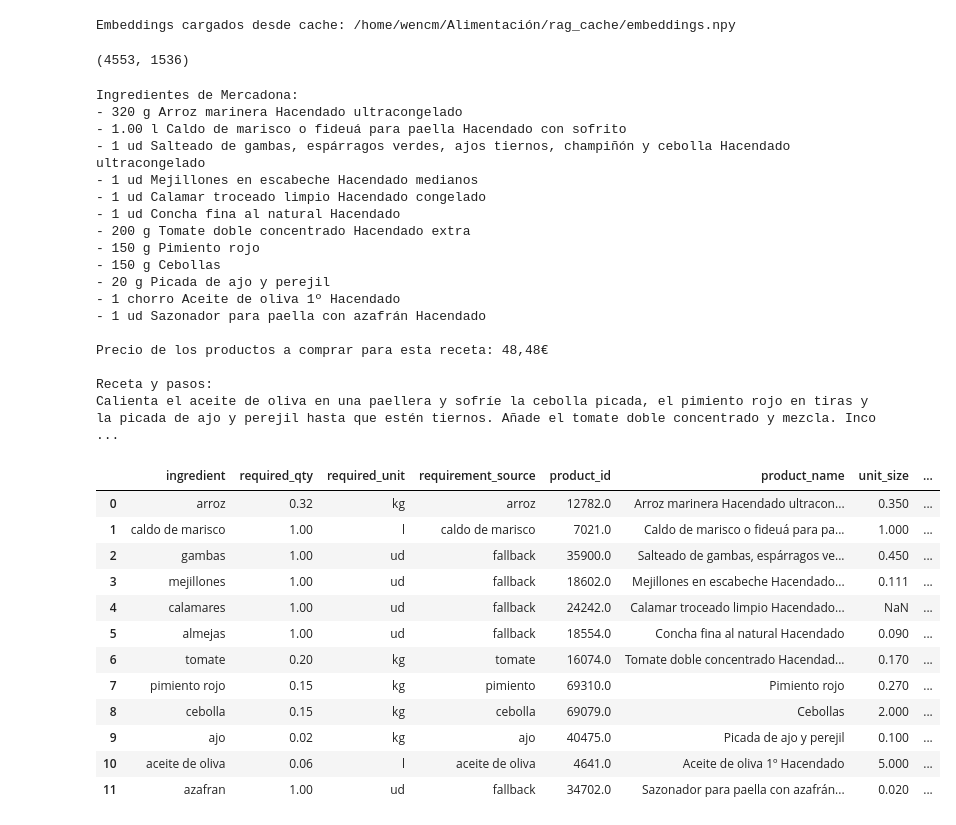
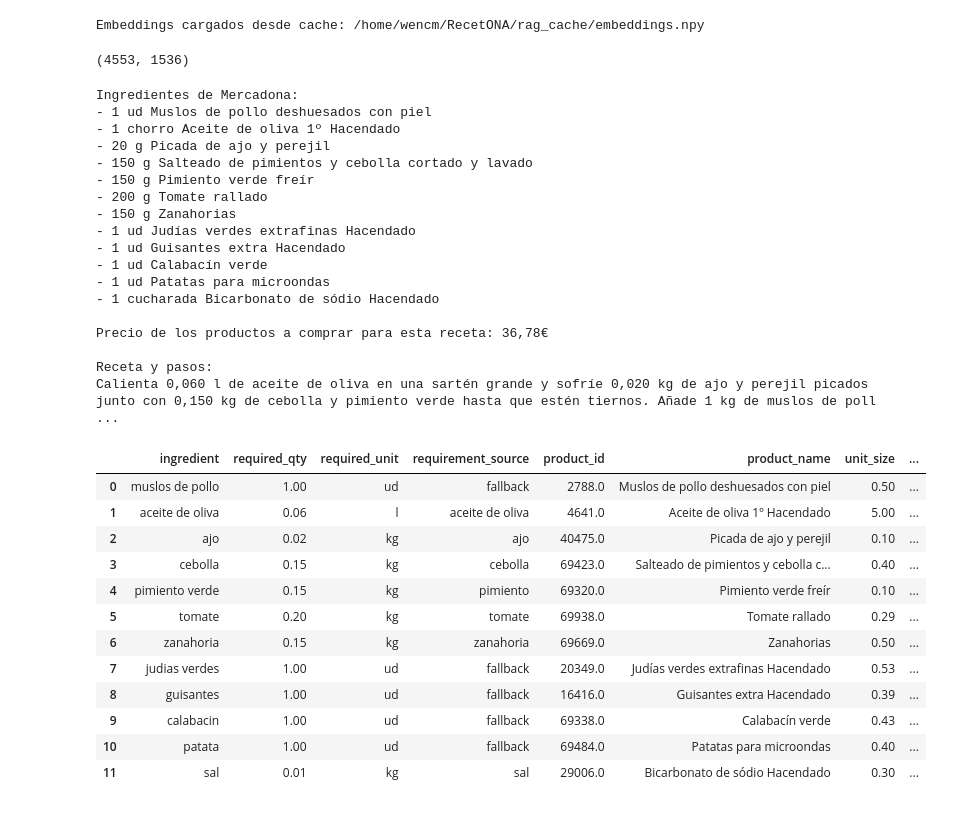
Before and after one commit to wensicm/RecetONA, a Jupyter notebook: mercadona_rag_notebook.ipynb, the cells around one changed output. Cells and saved outputs as stored; diff of their text form; code cells hidden in the pictures.

```diff
--- a/mercadona_rag_notebook.ipynb
+++ b/mercadona_rag_notebook.ipynb
@@ -34,7 +52,7 @@ import os
 import sys
 from pathlib import Path
 
-LIB_DIR = Path('/home/wencm/Alimentación/lib')
+LIB_DIR = Path('/home/wencm/RecetONA/lib')
 if str(LIB_DIR) not in sys.path:
     sys.path.insert(0, str(LIB_DIR))
 
@@ -42,7 +60,7 @@ import numpy as np
 import pandas as pd
 from openai import OpenAI
 
-BASE_DIR = Path('/home/wencm/Alimentación')
+BASE_DIR = Path('/home/wencm/RecetONA')
 EXCEL_PATH = BASE_DIR / 'mercadona_data.xlsx'
 CACHE_DIR = BASE_DIR / 'rag_cache'
 CACHE_DIR.mkdir(exist_ok=True)
@@ -226,5 +244,5 @@ def ensure_embeddings(chunks_df, force_rebuild=False):
 embeddings = ensure_embeddings(chunks)
 embeddings.shape
 # %% [output]
-Embeddings cargados desde cache: /home/wencm/Alimentación/rag_cache/embeddings.npy
+Embeddings cargados desde cache: /home/wencm/RecetONA/rag_cache/embeddings.npy
 (4553, 1536)
@@ -1089,45 +1347,45 @@ def ask_agent(
 # %%
-question = 'Dime la receta para paella de marisco para 4 personas'
+question = 'Dame la receta de muslos de pollo con menestra de verduras'
 result = ask_agent(
     question,
     top_k=35,
     retrieval_mode='hybrid',
     alpha=0.65,
     recipe_mode='auto',
     use_ingredient_tool=True,
     candidates_per_ingredient=12,
 )
 print(result['answer'])
 result['cost_plan'].head(20)
 # %% [output]
 Ingredientes de Mercadona:
-- 320 g Arroz marinera Hacendado ultracongelado
-- 1.00 l Caldo de marisco o fideuá para paella Hacendado con sofrito
-- 1 ud Salteado de gambas, espárragos verdes, ajos tiernos, champiñón y cebolla Hacendado ultracongelado
-- 1 ud Mejillones en escabeche Hacendado medianos
-- 1 ud Calamar troceado limpio Hacendado congelado
-- 1 ud Concha fina al natural Hacendado
-- 200 g Tomate doble concentrado Hacendado extra
-- 150 g Pimiento rojo
-- 150 g Cebollas
+- 1 ud Muslos de pollo deshuesados con piel
+- 1 chorro Aceite de oliva 1º Hacendado
 - 20 g Picada de ajo y perejil
-- 1 chorro Aceite de oliva 1º Hacendado
-- 1 ud Sazonador para paella con azafrán Hacendado
+- 150 g Salteado de pimientos y cebolla cortado y lavado
+- 150 g Pimiento verde freír
+- 200 g Tomate rallado
+- 150 g Zanahorias
+- 1 ud Judías verdes extrafinas Hacendado
+- 1 ud Guisantes extra Hacendado
+- 1 ud Calabacín verde
+- 1 ud Patatas para microondas
+- 1 cucharada Bicarbonato de sódio Hacendado
 
-Precio de los productos a comprar para esta receta: 48,48€
+Precio de los productos a comprar para esta receta: 36,78€
 
 Receta y pasos:
-Calienta el aceite de oliva en una paellera y sofríe la cebolla picada, el pimiento rojo en tiras y la picada de ajo y perejil hasta que estén tiernos. Añade el tomate doble concentrado y mezcla. Inco ...
+Calienta 0,060 l de aceite de oliva en una sartén grande y sofríe 0,020 kg de ajo y perejil picados junto con 0,150 kg de cebolla y pimiento verde hasta que estén tiernos. Añade 1 kg de muslos de poll ...
 |  | ingredient | required_qty | required_unit | requirement_source | product_id | product_name | unit_size | ... |
-| 0 | arroz | 0.32 | kg | arroz | 12782.0 | Arroz marinera Hacendado ultracon... | 0.350 | ... |
-| 1 | caldo de marisco | 1.00 | l | caldo de marisco | 7021.0 | Caldo de marisco o fideuá para pa... | 1.000 | ... |
-| 2 | gambas | 1.00 | ud | fallback | 35900.0 | Salteado de gambas, espárragos ve... | 0.450 | ... |
-| 3 | mejillones | 1.00 | ud | fallback | 18602.0 | Mejillones en escabeche Hacendado... | 0.111 | ... |
-| 4 | calamares | 1.00 | ud | fallback | 24242.0 | Calamar troceado limpio Hacendado... | NaN | ... |
-| 5 | almejas | 1.00 | ud | fallback | 18554.0 | Concha fina al natural Hacendado | 0.090 | ... |
-| 6 | tomate | 0.20 | kg | tomate | 16074.0 | Tomate doble concentrado Hacendad... | 0.170 | ... |
-| 7 | pimiento rojo | 0.15 | kg | pimiento | 69310.0 | Pimiento rojo | 0.270 | ... |
-| 8 | cebolla | 0.15 | kg | cebolla | 69079.0 | Cebollas | 2.000 | ... |
-| 9 | ajo | 0.02 | kg | ajo | 40475.0 | Picada de ajo y perejil | 0.100 | ... |
-| 10 | aceite de oliva | 0.06 | l | aceite de oliva | 4641.0 | Aceite de oliva 1º Hacendado | 5.000 | ... |
-| 11 | azafran | 1.00 | ud | fallback | 34702.0 | Sazonador para paella con azafrán... | 0.020 | ... |
+| 0 | muslos de pollo | 1.00 | ud | fallback | 2788.0 | Muslos de pollo deshuesados con piel | 0.50 | ... |
+| 1 | aceite de oliva | 0.06 | l | aceite de oliva | 4641.0 | Aceite de oliva 1º Hacendado | 5.00 | ... |
+| 2 | ajo | 0.02 | kg | ajo | 40475.0 | Picada de ajo y perejil | 0.10 | ... |
+| 3 | cebolla | 0.15 | kg | cebolla | 69423.0 | Salteado de pimientos y cebolla c... | 0.40 | ... |
+| 4 | pimiento verde | 0.15 | kg | pimiento | 69320.0 | Pimiento verde freír | 0.10 | ... |
+| 5 | tomate | 0.20 | kg | tomate | 69938.0 | Tomate rallado | 0.29 | ... |
+| 6 | zanahoria | 0.15 | kg | zanahoria | 69669.0 | Zanahorias | 0.50 | ... |
+| 7 | judias verdes | 1.00 | ud | fallback | 20349.0 | Judías verdes extrafinas Hacendado | 0.53 | ... |
+| 8 | guisantes | 1.00 | ud | fallback | 16416.0 | Guisantes extra Hacendado | 0.39 | ... |
+| 9 | calabacin | 1.00 | ud | fallback | 69338.0 | Calabacín verde | 0.43 | ... |
+| 10 | patata | 1.00 | ud | fallback | 69484.0 | Patatas para microondas | 0.40 | ... |
+| 11 | sal | 0.01 | kg | sal | 29006.0 | Bicarbonato de sódio Hacendado | 0.30 | ... |
```
Also changed, not shown: parts of 8 cells of this notebook, 6 other files.
